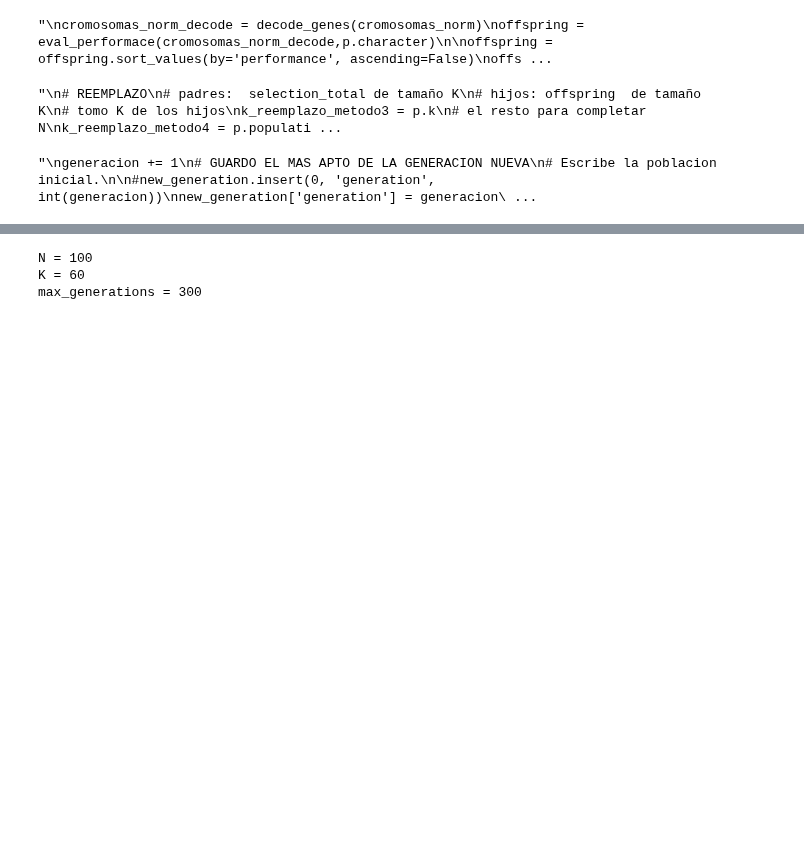
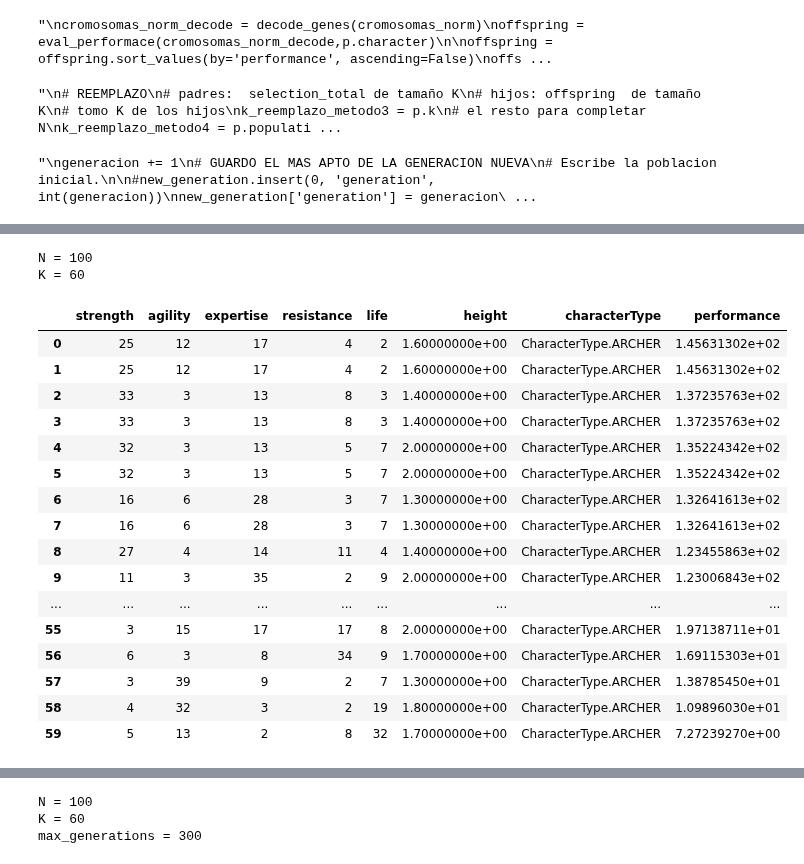
Before and after one commit to marianopm/sia-tp2, a Jupyter notebook: main-test.ipynb, the cells around one changed output, grey strips where cells are left out. Drawn from its saved outputs; the diff is of its cells as text; code cells hidden in the pictures; blank space fills up the shorter version.

```diff
--- a/main-test.ipynb
+++ b/main-test.ipynb
@@ -300,0 +404,30 @@ mas_apto_NG.to_csv(f'datos-Prueba1.csv', mode='a', header=False, index=False)
+# %%
+p = parameters()
+print(f'N = {p.populationNumber}')
+print(f'K = {p.k}')
+# Generacion 0
+generation_0 = generate_init_population(p.populationNumber,p.maxStatsValue,p.character)
+
+universal_selection = universal_selection(generation_0,p.k)
+
+universal_selection
+# %% [output]
+N = 100
+K = 60
+|  | strength | agility | expertise | resistance | life | height | characterType | performance |
+| 0 | 25 | 12 | 17 | 4 | 2 | 1.60000000e+00 | CharacterType.ARCHER | 1.45631302e+02 |
+| 1 | 25 | 12 | 17 | 4 | 2 | 1.60000000e+00 | CharacterType.ARCHER | 1.45631302e+02 |
+| 2 | 33 | 3 | 13 | 8 | 3 | 1.40000000e+00 | CharacterType.ARCHER | 1.37235763e+02 |
+| 3 | 33 | 3 | 13 | 8 | 3 | 1.40000000e+00 | CharacterType.ARCHER | 1.37235763e+02 |
+| 4 | 32 | 3 | 13 | 5 | 7 | 2.00000000e+00 | CharacterType.ARCHER | 1.35224342e+02 |
+| 5 | 32 | 3 | 13 | 5 | 7 | 2.00000000e+00 | CharacterType.ARCHER | 1.35224342e+02 |
+| 6 | 16 | 6 | 28 | 3 | 7 | 1.30000000e+00 | CharacterType.ARCHER | 1.32641613e+02 |
+| 7 | 16 | 6 | 28 | 3 | 7 | 1.30000000e+00 | CharacterType.ARCHER | 1.32641613e+02 |
+| 8 | 27 | 4 | 14 | 11 | 4 | 1.40000000e+00 | CharacterType.ARCHER | 1.23455863e+02 |
+| 9 | 11 | 3 | 35 | 2 | 9 | 2.00000000e+00 | CharacterType.ARCHER | 1.23006843e+02 |
+| ... | ... | ... | ... | ... | ... | ... | ... | ... |
+| 55 | 3 | 15 | 17 | 17 | 8 | 2.00000000e+00 | CharacterType.ARCHER | 1.97138711e+01 |
+| 56 | 6 | 3 | 8 | 34 | 9 | 1.70000000e+00 | CharacterType.ARCHER | 1.69115303e+01 |
+| 57 | 3 | 39 | 9 | 2 | 7 | 1.30000000e+00 | CharacterType.ARCHER | 1.38785450e+01 |
+| 58 | 4 | 32 | 3 | 2 | 19 | 1.80000000e+00 | CharacterType.ARCHER | 1.09896030e+01 |
+| 59 | 5 | 13 | 2 | 8 | 32 | 1.70000000e+00 | CharacterType.ARCHER | 7.27239270e+00 |
```
Also changed, not shown: parts of 9 cells of this notebook, 8 other files.
